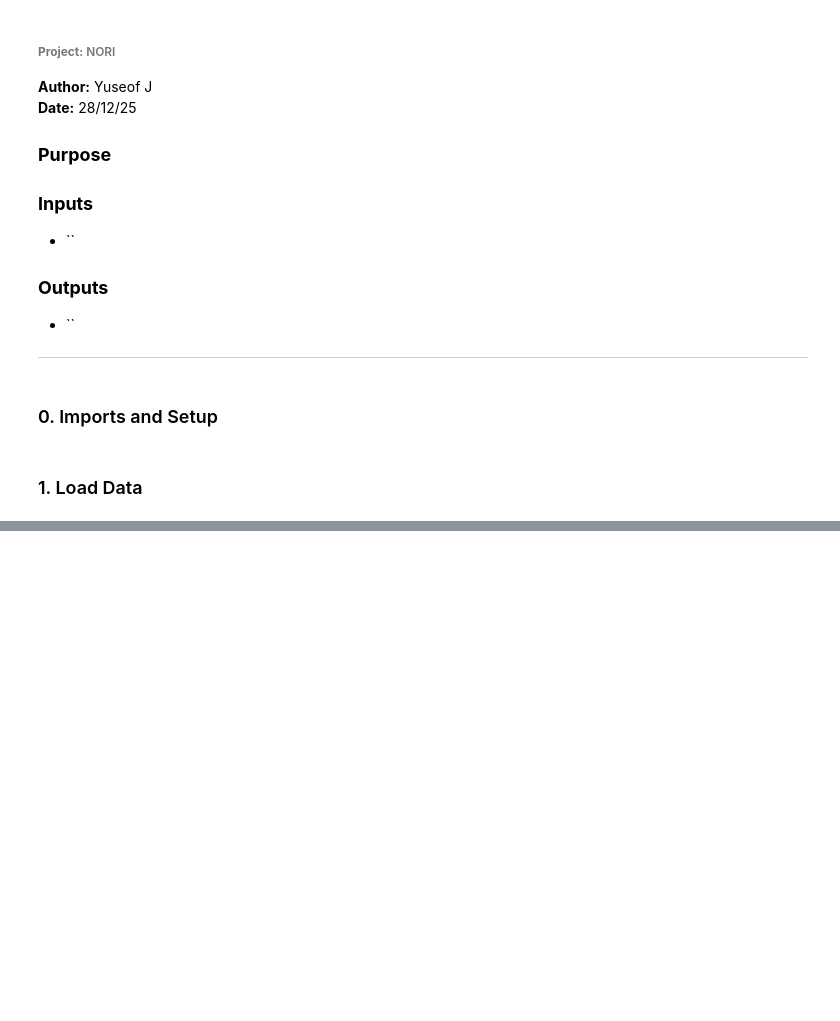
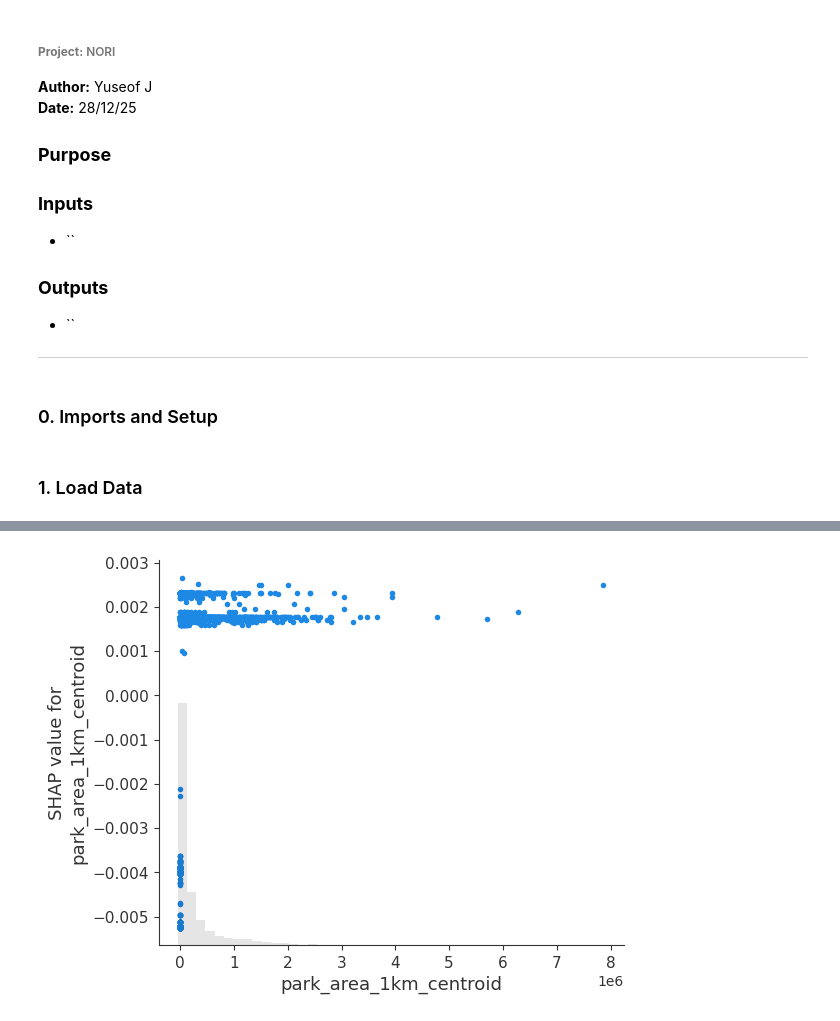
Before and after one commit to yousefja/nori, a Jupyter notebook: notebooks/13_econ_mobility_shap.ipynb, the cells around one changed output, grey strips where cells are left out. Saved outputs shown, nothing was run; the diff lists cells and outputs as text; code cells hidden in the pictures; blank space fills up the shorter version.

```diff
--- a/notebooks/13_econ_mobility_shap.ipynb
+++ b/notebooks/13_econ_mobility_shap.ipynb
@@ -60,0 +74,4 @@ shap.plots.bar(shap_values)
+# %%
+shap.plots.scatter(shap_values[:, "park_area_1km_centroid"])
+# %% [output]
+[figure, added]
```
Also changed, not shown: parts of 8 cells of this notebook, 2 other files.
